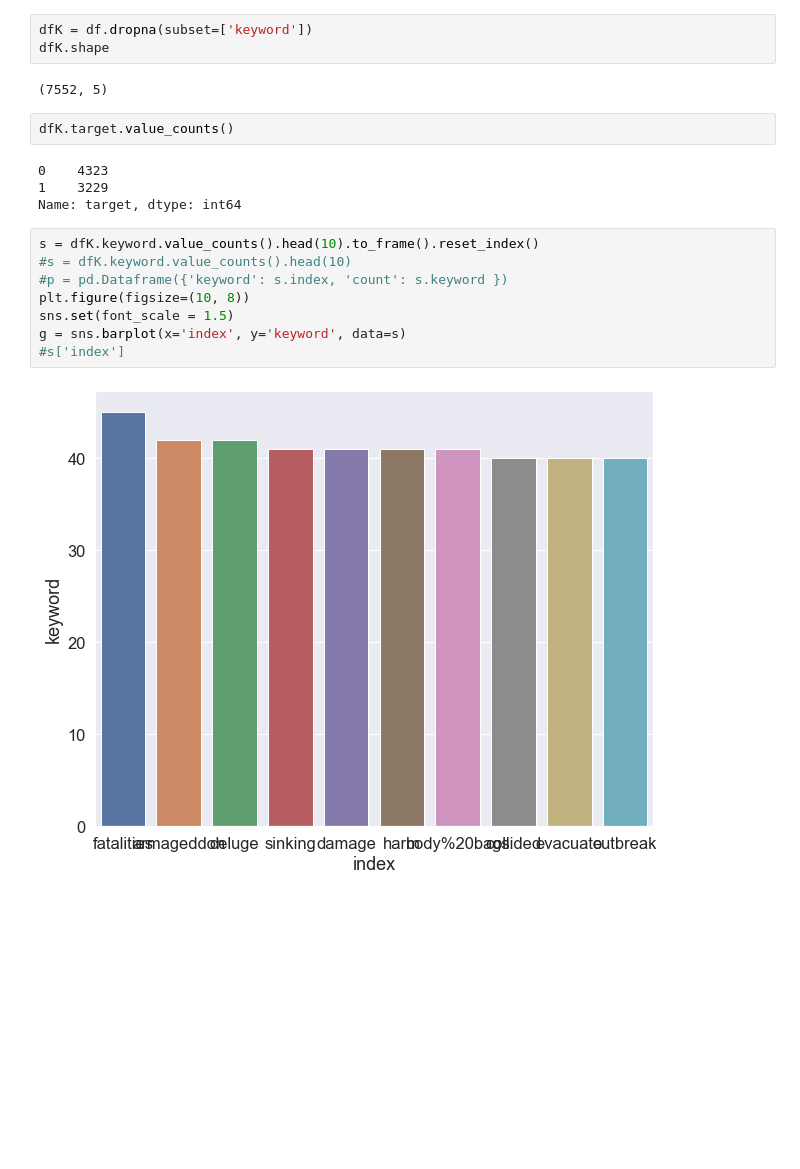
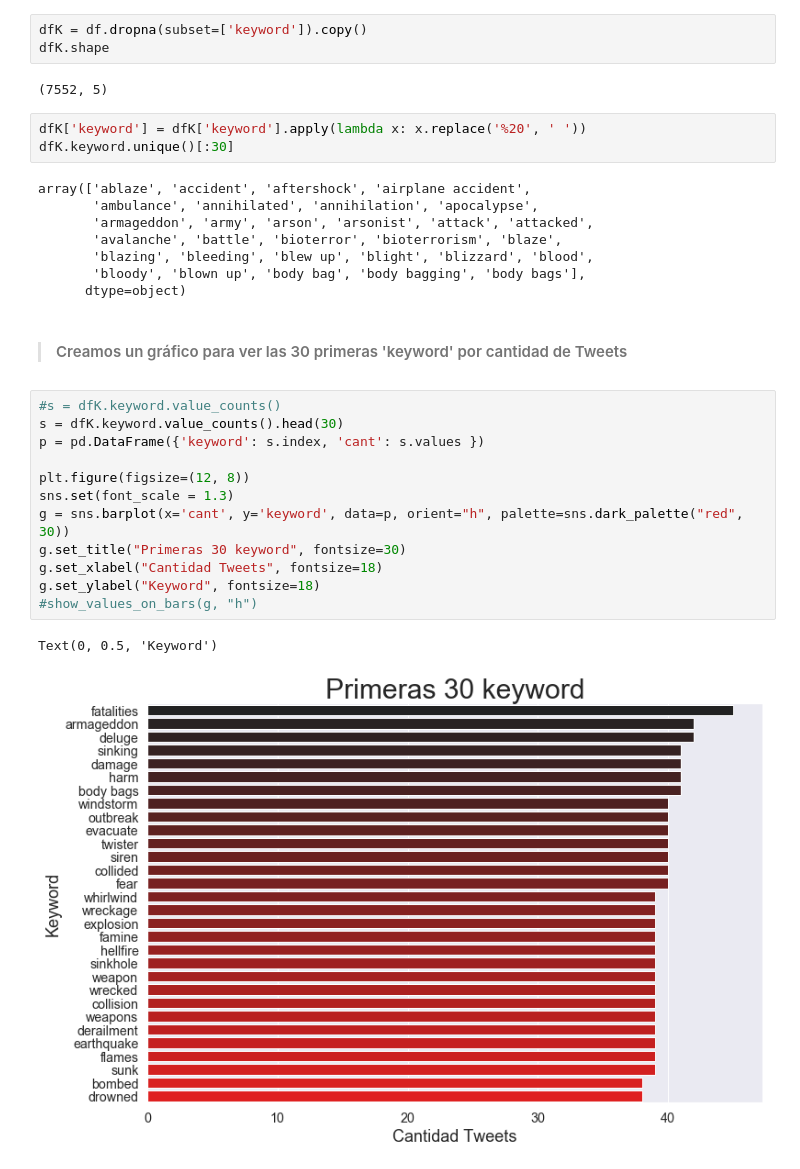
Before and after one commit to freedocx/CovidNPLDisaster, a Jupyter notebook: Arnold/Analysis.ipynb, the cells around one changed output. Drawn from its saved outputs; the diff is of its cells as text; blank space fills up the shorter version.

Commit message:
Se sube gráfico con los primeros 30 keyword

```diff
--- a/Arnold/Analysis.ipynb
+++ b/Arnold/Analysis.ipynb
@@ -57,24 +71,36 @@ df.keyword.unique().size
 # %%
-dfK = df.dropna(subset=['keyword'])
+dfK = df.dropna(subset=['keyword']).copy()
 dfK.shape
 # %% [output]
 (7552, 5)
-# %%
-dfK.target.value_counts()
-# %% [output]
-0    4323
-1    3229
-Name: target, dtype: int64
+# %%
+dfK['keyword'] = dfK['keyword'].apply(lambda x: x.replace('%20', ' '))
+dfK.keyword.unique()[:30]
+# %% [output]
+array(['ablaze', 'accident', 'aftershock', 'airplane accident',
+       'ambulance', 'annihilated', 'annihilation', 'apocalypse',
+       'armageddon', 'army', 'arson', 'arsonist', 'attack', 'attacked',
+       'avalanche', 'battle', 'bioterror', 'bioterrorism', 'blaze',
+       'blazing', 'bleeding', 'blew up', 'blight', 'blizzard', 'blood',
+       'bloody', 'blown up', 'body bag', 'body bagging', 'body bags'],
+      dtype=object)
+# %% [markdown]
+> #### Creamos un gráfico para ver las 30 primeras 'keyword' por cantidad de Tweets
 # %%
-s = dfK.keyword.value_counts().head(10).to_frame().reset_index()
-#s = dfK.keyword.value_counts().head(10)
-#p = pd.Dataframe({'keyword': s.index, 'count': s.keyword })
-plt.figure(figsize=(10, 8))
-sns.set(font_scale = 1.5)
-g = sns.barplot(x='index', y='keyword', data=s)
-#s['index']
+#s = dfK.keyword.value_counts()
+s = dfK.keyword.value_counts().head(30)
+p = pd.DataFrame({'keyword': s.index, 'cant': s.values })
+
+plt.figure(figsize=(12, 8))
+sns.set(font_scale = 1.3)
+g = sns.barplot(x='cant', y='keyword', data=p, orient="h", palette=sns.dark_palette("red", 30))
+g.set_title("Primeras 30 keyword", fontsize=30)
+g.set_xlabel("Cantidad Tweets", fontsize=18)
+g.set_ylabel("Keyword", fontsize=18)
+#show_values_on_bars(g, "h")
 # %% [output]
+Text(0, 0.5, 'Keyword')
-[figure, old version]
+[figure, new version]
 # %%
 dfK.where(dfK.target == 1).dropna(how='all').keyword.value_counts().head(10)
 # %% [output]
```
Also changed, not shown: parts of 7 cells of this notebook.
